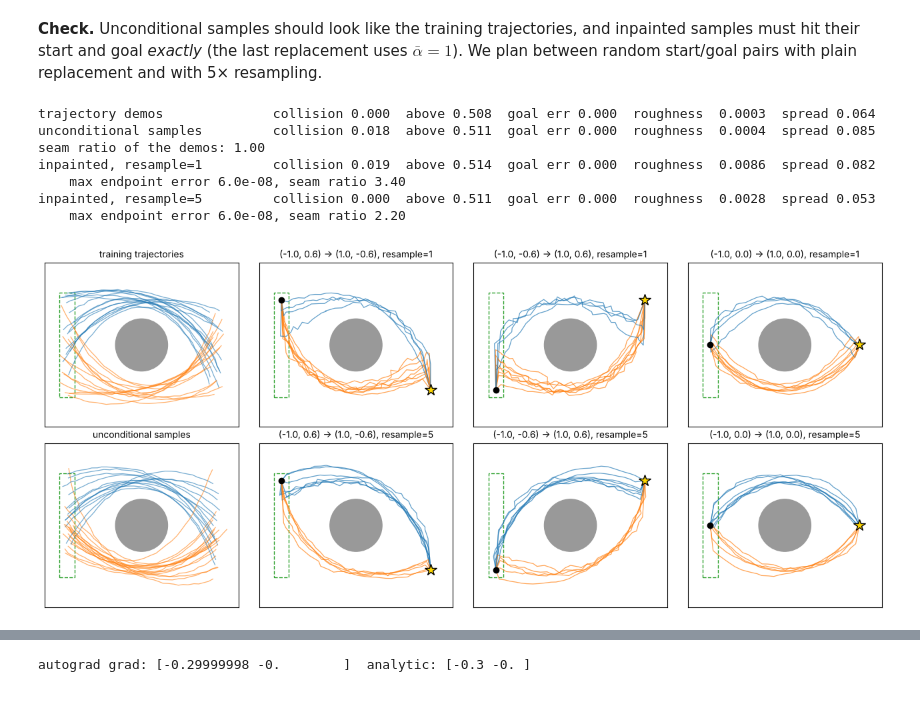
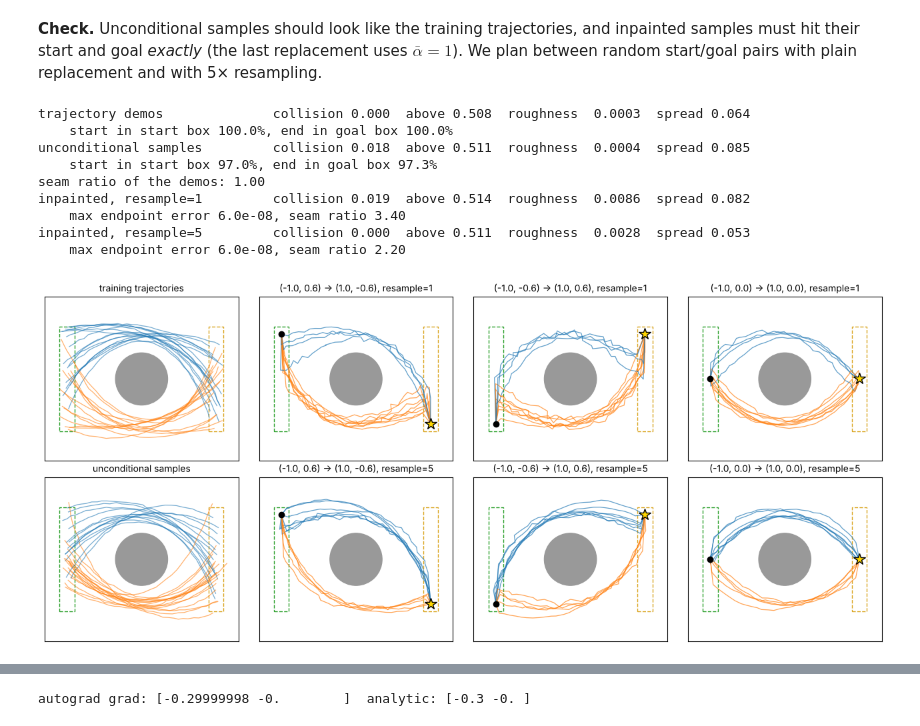
Before and after one commit to johnschwarcz/CognitiveGridworld, a Jupyter notebook: diffusion_tutorial/10_diffusion_for_control.ipynb, the cells around one changed output, grey strips where cells are left out. Saved outputs shown, nothing was run; the diff lists cells and outputs as text; code cells hidden in the pictures.

```diff
--- a/diffusion_tutorial/10_diffusion_for_control.ipynb
+++ b/diffusion_tutorial/10_diffusion_for_control.ipynb
@@ -220,0 +240,9 @@ plt.show()
+# %%
+def route_prob(s, n=2000, seed=1):
+    """Monte-Carlo estimate of pi(s) = P(above | start s) for the expert generator."""
+    _, r = make_demos(n, np.random.default_rng(seed), start_box=((s[0],) * 2, (s[1],) * 2))
+    return r.mean()
+
+
+for y in [-0.3, 0.0, 0.3]:
+    print(f"experts starting at (-1.0, {y:+.1f}): P(above) = {route_prob(np.array([-1.0, y])):.3f}")
@@ -804,7 +1029,8 @@ for name, (pred, eta) in variants.items():
         torch.manual_seed(0)
         t0 = time.time()
         paths = to_paths(sample_plans(policies[pred], cond_eval, pred=pred, n_steps=n_steps, eta=eta))
-        nfe_res[name].append({**plan_metrics(eval_starts, paths), "ms": 1e3 * (time.time() - t0)})
+        ms = 1e3 * (time.time() - t0)            # time the sampler only, not the metrics
+        nfe_res[name].append({**plan_metrics(eval_starts, paths), "ms": ms})
     print(f"{name:28s} collision rate vs steps: " +
           " ".join(f"{n}:{r['collision']:.3f}" for n, r in zip(nfe_list, nfe_res[name])))
 
@@ -942,9 +1174,11 @@ def diffusion_planner(states, **kw):
 
 
 def draw_rollouts(ax, res, title):
+    """Executed paths: black = reached the goal, red with x = crashed, grey = ran out of time."""
     draw_world(ax, title=title)
-    for p, crashed in zip(res["path"], res["crashed"]):
-        ax.plot(p[:, 0], p[:, 1], color=COL["bc"] if crashed else "k", lw=1.0, alpha=0.8)
+    for p, crashed, success in zip(res["path"], res["crashed"], res["success"]):
+        colour = COL["bc"] if crashed else ("k" if success else "0.6")
+        ax.plot(p[:, 0], p[:, 1], color=colour, lw=1.0, alpha=0.8)
         if crashed:
             last = p[~np.isnan(p[:, 0])][-1]
             ax.plot(*last, "x", color=COL["bc"], ms=7, mew=2, zorder=6)
@@ -1070,12 +1309,20 @@ trajectory dataset: (4000, 66)
 samples must hit their start and goal *exactly* (the last replacement uses $\bar\alpha=1$).
 We plan between random start/goal pairs with plain replacement and with 5× resampling.
 # %%
+def in_box(points, box):
+    """Which points (N, 2) lie inside the box ((x0, x1), (y0, y1)), with a small tolerance."""
+    (x0, x1), (y0, y1) = box
+    tol = 0.02
+    return ((points[:, 0] > x0 - tol) & (points[:, 0] < x1 + tol)
+            & (points[:, 1] > y0 - tol) & (points[:, 1] < y1 + tol))
+
+
 torch.manual_seed(0)
 uncond = to_paths(sample_plans(diffuser, None, n=N_EVAL, n_steps=20, dim=D_TRAJ))
-print_metrics("trajectory demos", plan_metrics(traj_demos[:, 0], traj_demos[:, 1:],
-                                               goals=traj_demos[:, -1]))
-print_metrics("unconditional samples", plan_metrics(uncond[:, 0], uncond[:, 1:],
-                                                    goals=uncond[:, -1]))
+for name, tr in [("trajectory demos", traj_demos), ("unconditional samples", uncond)]:
+    print_metrics(name, plan_metrics(tr[:, 0], tr[:, 1:], goals=None))
+    print(f"    start in start box {in_box(tr[:, 0], WIDE_START).mean():.1%}, "
+          f"end in goal box {in_box(tr[:, -1], GOAL_BOX).mean():.1%}")
 
 rng_pairs = np.random.default_rng(5)
 pair_starts = np.stack([rng_pairs.uniform(*WIDE_START[0], N_EVAL),
@@ -1088,34 +1335,39 @@ for resample in [1, 5]:
     inp = inpaint_plans(diffuser, pair_starts, pair_goals, resample=resample)
     err = max(np.abs(inp[:, 0] - pair_starts).max(), np.abs(inp[:, -1] - pair_goals).max())
     assert err < 1e-5, err
-    print_metrics(f"inpainted, resample={resample}", plan_metrics(inp[:, 0], inp[:, 1:], goals=pair_goals))
+    print_metrics(f"inpainted, resample={resample}", plan_metrics(inp[:, 0], inp[:, 1:], goals=None))
     print(f"    max endpoint error {err:.1e}, seam ratio {seam_ratio(inp):.2f}")
 # %% [output]
-trajectory demos              collision 0.000  above 0.508  goal err 0.000  roughness  0.0003  spread 0.064
-unconditional samples         collision 0.018  above 0.511  goal err 0.000  roughness  0.0004  spread 0.085
+trajectory demos              collision 0.000  above 0.508  roughness  0.0003  spread 0.064
+    start in start box 100.0%, end in goal box 100.0%
+unconditional samples         collision 0.018  above 0.511  roughness  0.0004  spread 0.085
+    start in start box 97.0%, end in goal box 97.3%
 seam ratio of the demos: 1.00
-inpainted, resample=1         collision 0.019  above 0.514  goal err 0.000  roughness  0.0086  spread 0.082
+inpainted, resample=1         collision 0.019  above 0.514  roughness  0.0086  spread 0.082
     max endpoint error 6.0e-08, seam ratio 3.40
-inpainted, resample=5         collision 0.000  above 0.511  goal err 0.000  roughness  0.0028  spread 0.053
+inpainted, resample=5         collision 0.000  above 0.511  roughness  0.0028  spread 0.053
     max endpoint error 6.0e-08, seam ratio 2.20
 # %%
 pairs = [((-1.0, 0.6), (1.0, -0.6)), ((-1.0, -0.6), (1.0, 0.6)), ((-1.0, 0.0), (1.0, 0.0))]
 fig, axes = plt.subplots(2, 4, figsize=(13, 5.6))
-draw_world(axes[0, 0], title="training trajectories", start_box=WIDE_START, goal=False)
+draw_world(axes[0, 0], title="training trajectories", start_box=WIDE_START, goal=False,
+           goal_box=GOAL_BOX)
 plot_paths(axes[0, 0], traj_demos[:30], alpha=0.6)
-draw_world(axes[1, 0], title="unconditional samples", start_box=WIDE_START, goal=False)
+draw_world(axes[1, 0], title="unconditional samples", start_box=WIDE_START, goal=False,
+           goal_box=GOAL_BOX)
 plot_paths(axes[1, 0], uncond[:30], alpha=0.6)
 for row, resample in enumerate([1, 5]):
     for ax, (s_, g_) in zip(axes[row, 1:], pairs):
         torch.manual_seed(0)
         paths = inpaint_plans(diffuser, np.repeat([s_], 12, 0), np.repeat([g_], 12, 0),
                               resample=resample)
-        draw_world(ax, title=f"{s_} -> {g_}, resample={resample}", start_box=WIDE_START, goal=False)
+        draw_world(ax, title=f"{s_} -> {g_}, resample={resample}", start_box=WIDE_START,
+                   goal=False, goal_box=GOAL_BOX)
         plot_paths(ax, paths, alpha=0.7)
         ax.plot(*s_, "o", color="k", ms=6, zorder=6)
         ax.plot(*g_, "*", color="gold", mec="k", ms=13, zorder=6)
 plt.tight_layout()
 plt.show()
 # %% [output]
-[figure, old version]
+[figure, new version]
 # %% [markdown]
```
Also changed, not shown: parts of 41 cells of this notebook, 19 other files.
